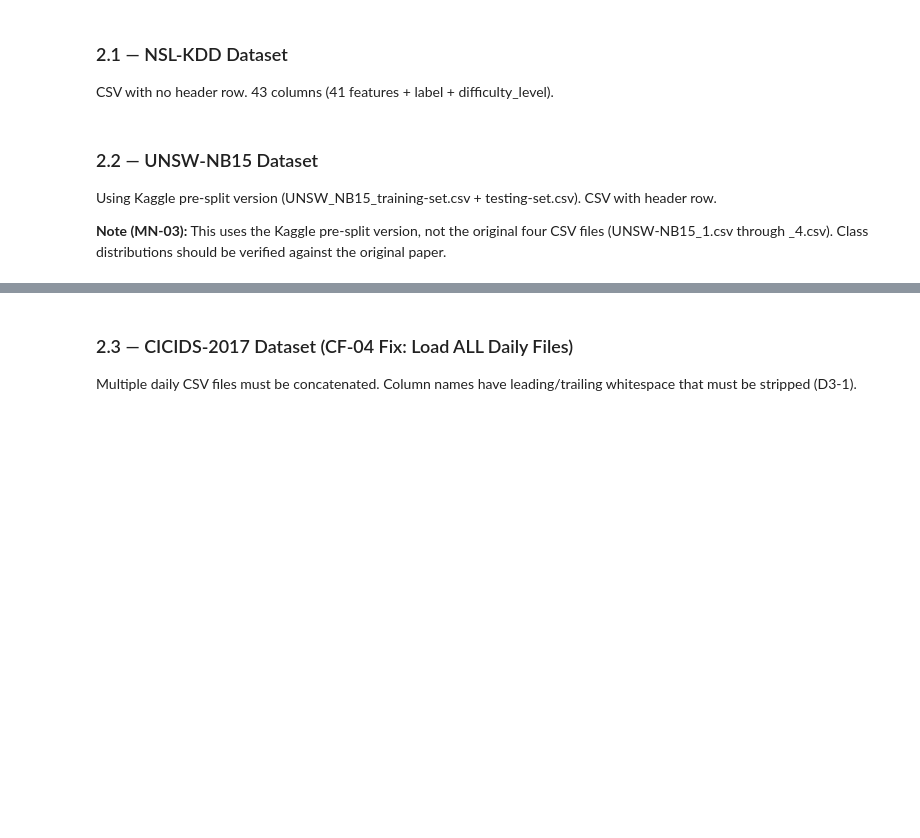
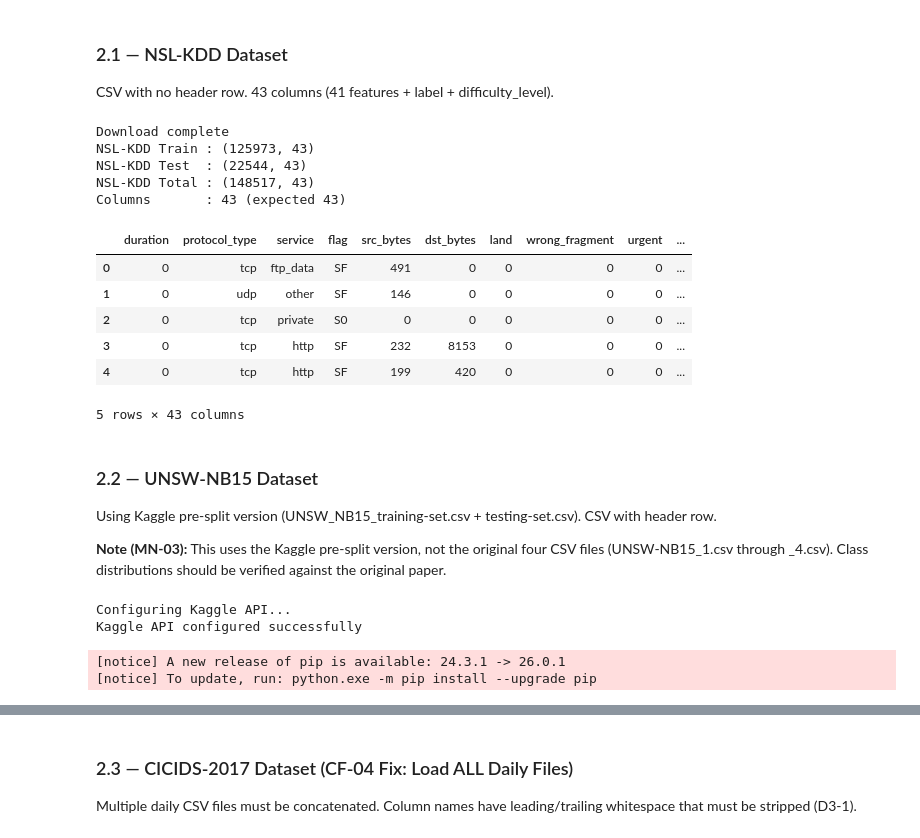
Before and after one commit to 23071A0537/MINOR-PROJECT, a Jupyter notebook: PreProcessing/Stage1_Preprocessing_Complete.ipynb, the cells around one changed output, grey strips where cells are left out. Saved outputs shown, nothing was run; the diff lists cells and outputs as text; code cells hidden in the pictures; blank space fills up the shorter version.

```diff
--- a/PreProcessing/Stage1_Preprocessing_Complete.ipynb
+++ b/PreProcessing/Stage1_Preprocessing_Complete.ipynb
@@ -63,34 +71,53 @@ Download and load all three datasets in their raw, untransformed state.
 CSV with no header row. 43 columns (41 features + label + difficulty_level).
 # %%
 # Download NSL-KDD dataset
-!wget -q https://raw.githubusercontent.com/defcom17/NSL_KDD/master/KDDTrain+.txt
-!wget -q https://raw.githubusercontent.com/defcom17/NSL_KDD/master/KDDTest+.txt
+import urllib.request
 
+train_url = "https://raw.githubusercontent.com/defcom17/NSL_KDD/master/KDDTrain+.txt"
+test_url = "https://raw.githubusercontent.com/defcom17/NSL_KDD/master/KDDTest+.txt"
+
+urllib.request.urlretrieve(train_url, "KDDTrain+.txt")
+urllib.request.urlretrieve(test_url, "KDDTest+.txt")
+
+print("Download complete")
 NSL_KDD_COLUMNS = [
     "duration", "protocol_type", "service", "flag", "src_bytes", "dst_bytes",
     "land", "wrong_fragment", "urgent", "hot", "num_failed_logins", "logged_in",
     "num_compromised", "root_shell", "su_attempted", "num_root",
     "num_file_creations", "num_shells", "num_access_files", "num_outbound_cmds",
     "is_host_login", "is_guest_login", "count", "srv_count", "serror_rate",
     "srv_serror_rate", "rerror_rate", "srv_rerror_rate", "same_srv_rate",
     "diff_srv_rate", "srv_diff_host_rate", "dst_host_count", "dst_host_srv_count",
     "dst_host_same_srv_rate", "dst_host_diff_srv_rate",
     "dst_host_same_src_port_rate", "dst_host_srv_diff_host_rate",
     "dst_host_serror_rate", "dst_host_srv_serror_rate", "dst_host_rerror_rate",
     "dst_host_srv_rerror_rate", "label", "difficulty_level",
 ]
 
 nsl_train = pd.read_csv("KDDTrain+.txt", header=None, names=NSL_KDD_COLUMNS)
 nsl_test = pd.read_csv("KDDTest+.txt", header=None, names=NSL_KDD_COLUMNS)
 nsl_df = pd.concat([nsl_train, nsl_test], ignore_index=True)
 
 print(f"NSL-KDD Train : {nsl_train.shape}")
 print(f"NSL-KDD Test  : {nsl_test.shape}")
 print(f"NSL-KDD Total : {nsl_df.shape}")
 print(f"Columns       : {nsl_df.shape[1]} (expected 43)")
 del nsl_train, nsl_test  # Free split DataFrames — only the combined nsl_df is needed
 gc.collect()
 nsl_df.head()
+# %% [output]
+Download complete
+NSL-KDD Train : (125973, 43)
+NSL-KDD Test  : (22544, 43)
+NSL-KDD Total : (148517, 43)
+Columns       : 43 (expected 43)
+|  | duration | protocol_type | service | flag | src_bytes | dst_bytes | land | wrong_fragment | urgent | ... |
+| 0 | 0 | tcp | ftp_data | SF | 491 | 0 | 0 | 0 | 0 | ... |
+| 1 | 0 | udp | other | SF | 146 | 0 | 0 | 0 | 0 | ... |
+| 2 | 0 | tcp | private | S0 | 0 | 0 | 0 | 0 | 0 | ... |
+| 3 | 0 | tcp | http | SF | 232 | 8153 | 0 | 0 | 0 | ... |
+| 4 | 0 | tcp | http | SF | 199 | 420 | 0 | 0 | 0 | ... |
+5 rows × 43 columns
 # %% [markdown]
 ### 2.2 — UNSW-NB15 Dataset
 Using Kaggle pre-split version (UNSW_NB15_training-set.csv + testing-set.csv). CSV with header row.
@@ -98,12 +125,24 @@ Using Kaggle pre-split version (UNSW_NB15_training-set.csv + testing-set.csv). C
 **Note (MN-03):** This uses the Kaggle pre-split version, not the original four CSV files (UNSW-NB15_1.csv through _4.csv). Class distributions should be verified against the original paper.
 # %%
 !pip install kaggle -q
-from google.colab import files
+import os
+import shutil
 
-print("Upload your kaggle.json file:")
-uploaded = files.upload()
+print("Configuring Kaggle API...")
 
-!mkdir -p ~/.kaggle
-!cp kaggle.json ~/.kaggle/
-!chmod 600 ~/.kaggle/kaggle.json
+# Create kaggle directory
+os.makedirs(os.path.expanduser("~/.kaggle"), exist_ok=True)
+
+# Copy kaggle.json
+shutil.copy(r"C:\Users\G.Monish Reddy\Downloads\kaggle.json", os.path.expanduser("~/.kaggle/kaggle.json"))
+
+# Set permission
+os.chmod(os.path.expanduser("~/.kaggle/kaggle.json"), 0o600)
+
+print("Kaggle API configured successfully")
+# %% [output]
+Configuring Kaggle API...
+Kaggle API configured successfully
+[notice] A new release of pip is available: 24.3.1 -> 26.0.1
+[notice] To update, run: python.exe -m pip install --upgrade pip
 # %%
```
Also changed, not shown: parts of 22 cells of this notebook, 5 other files.
